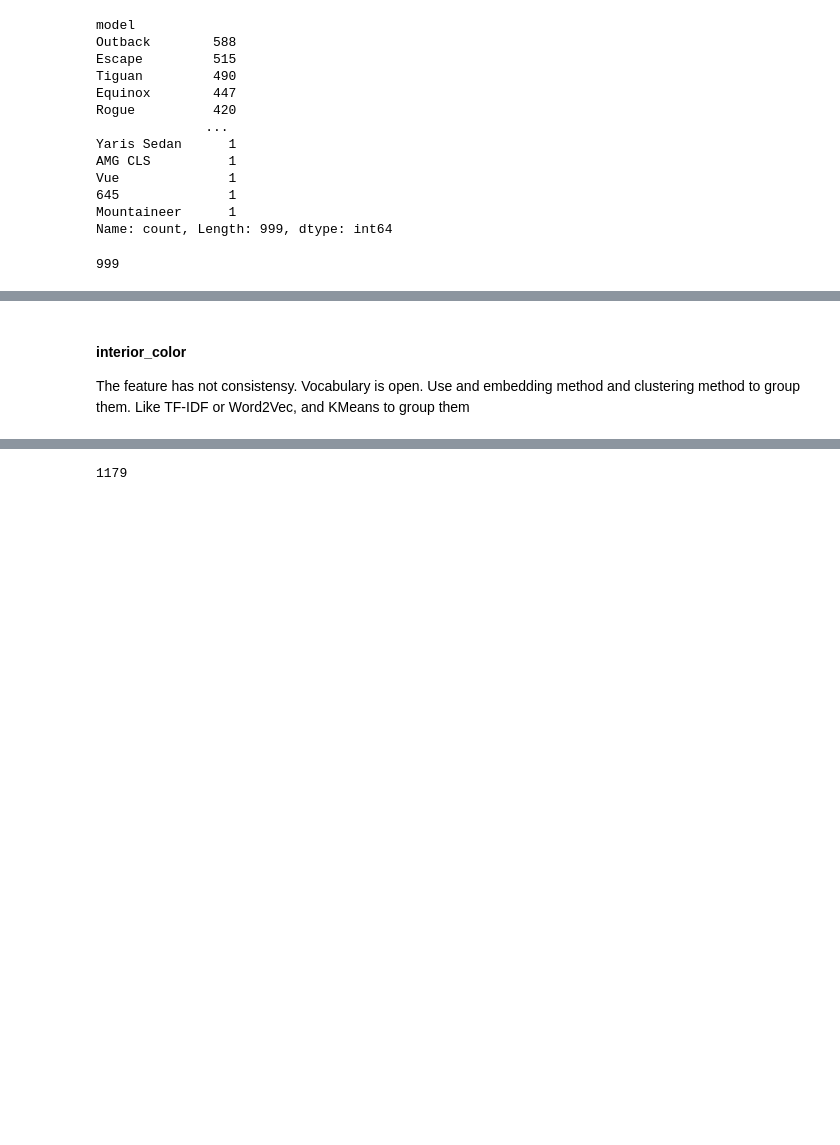
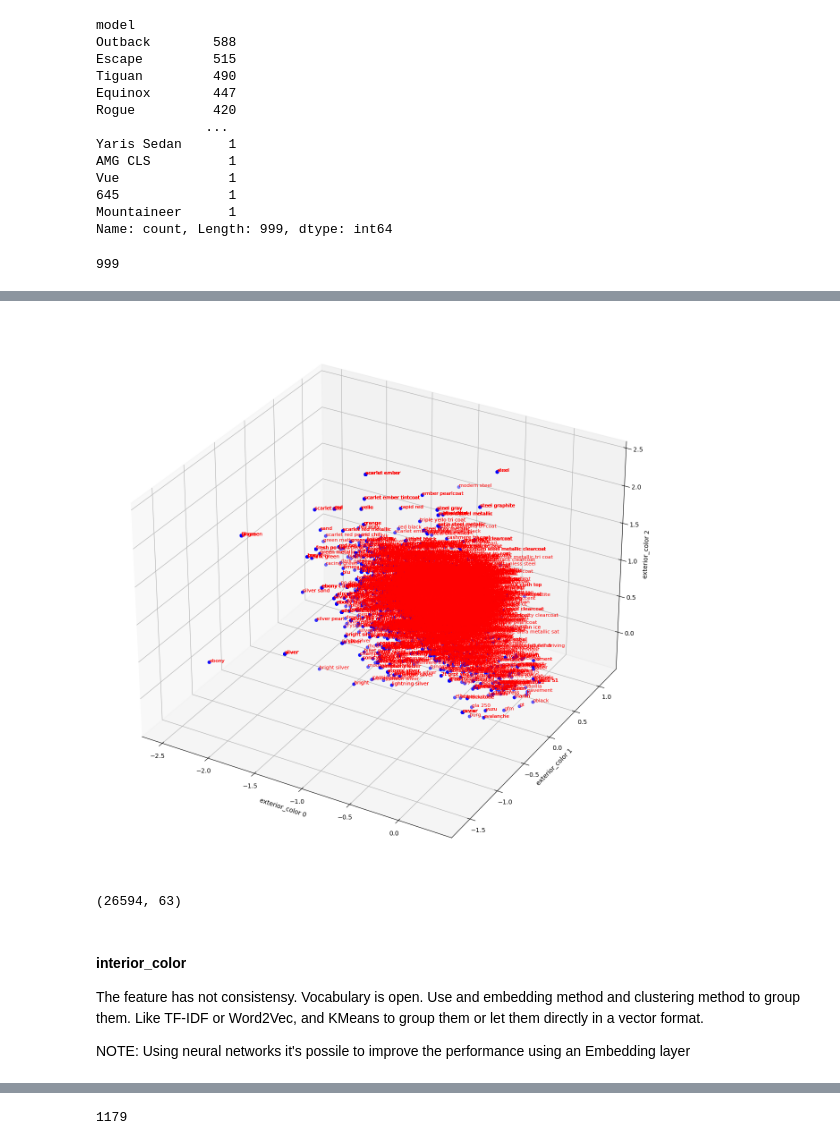
Before and after one commit to cmatteogr/cars_ml_project, a Jupyter notebook: data_exploration/data_exploration.ipynb, the cells around one changed output, grey strips where cells are left out. Saved outputs shown, nothing was run; the diff lists cells and outputs as text; code cells hidden in the pictures; blank space fills up the shorter version.

```diff
--- a/data_exploration/data_exploration.ipynb
+++ b/data_exploration/data_exploration.ipynb
@@ -162,0 +323,9 @@ Apply Hash trick is an option. or use a merge with the maker feature
+# %%
+# Replace the nan values with an array of (0,0,0)
+base_invalid_value = [0]*exterior_color_vector_size
+exterior_color_vectors_s = exterior_color_vectors_s.apply(lambda x: x if isinstance(x, np.ndarray) else base_invalid_value)
+# %%
+# Generate the interior color df using the transformed feature vectors
+exterior_color_df = pd.DataFrame(exterior_color_vectors_s.values.tolist(), columns=[f'exterior_color_x{i}' for i in range(len(exterior_color_vectors_s[0]))])
+exterior_color_df.reset_index(drop=True, inplace=True)
+exterior_color_df
@@ -162,0 +346,5 @@ Apply Hash trick is an option. or use a merge with the maker feature
+# %%
+# Concatenate the dataframes
+cars_df.reset_index(drop=True, inplace=True)
+cars_df = pd.concat([cars_df, exterior_color_df], axis=1)
+cars_df
@@ -163,6 +365,46 @@ Apply Hash trick is an option. or use a merge with the maker feature
+# %%
+import matplotlib.pyplot as plt
+from mpl_toolkits.mplot3d import Axes3D
+
+x = cars_df['exterior_color_x0'].values.tolist()
+y = cars_df['exterior_color_x1'].values.tolist()
+z = cars_df['exterior_color_x2'].values.tolist()
+# Labels for each point
+labels = cars_df['exterior_color'].values.tolist()
+# %%
+# Create a new figure
+fig = plt.figure(figsize=(16, 16))
+
+# Add an axes
+ax = fig.add_subplot(111, projection='3d')
+
+# Scatter plot
+ax.scatter(x, y, z, color='b', marker='o')  # You can change the color and marker style
+
+# Label each point
+for i, txt in enumerate(labels):
+    ax.text(x[i], y[i], z[i], txt, color='red', fontsize=8)  # You can change text color and properties
+
+# Adding labels to the axes
+ax.set_xlabel('exterior_color 0')
+ax.set_ylabel('exterior_color 1')
+ax.set_zlabel('exterior_color 2')
+
+# Show plot
+plt.show()
+# %% [output]
+[figure, added]
+# %%
+# Once used drop the exterior_color feature
+cars_df.drop(columns='exterior_color', inplace=True)
+cars_df.shape
+# %% [output]
+(26594, 63)
 # %% [markdown]
 #### interior_color
-The feature has not consistensy. Vocabulary is open. Use and embedding method and clustering method to group them. Like TF-IDF or Word2Vec, and KMeans to group them
+The feature has not consistensy. Vocabulary is open. Use and embedding method and clustering method to group them. Like TF-IDF or Word2Vec, and KMeans to group them or let them directly in a vector format.
+
+NOTE: Using neural networks it's possile to improve the performance using an Embedding layer
 # %%
 cars_df['interior_color'].value_counts(dropna=False)
 # %% [output]
```
Also changed, not shown: parts of 83 cells of this notebook.
